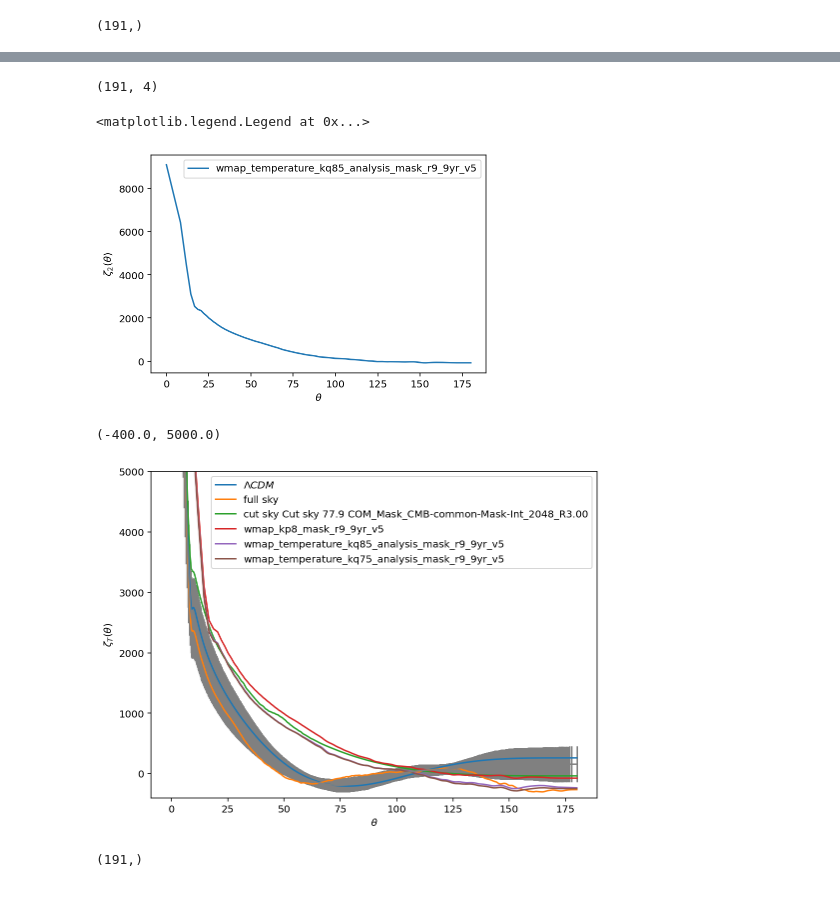
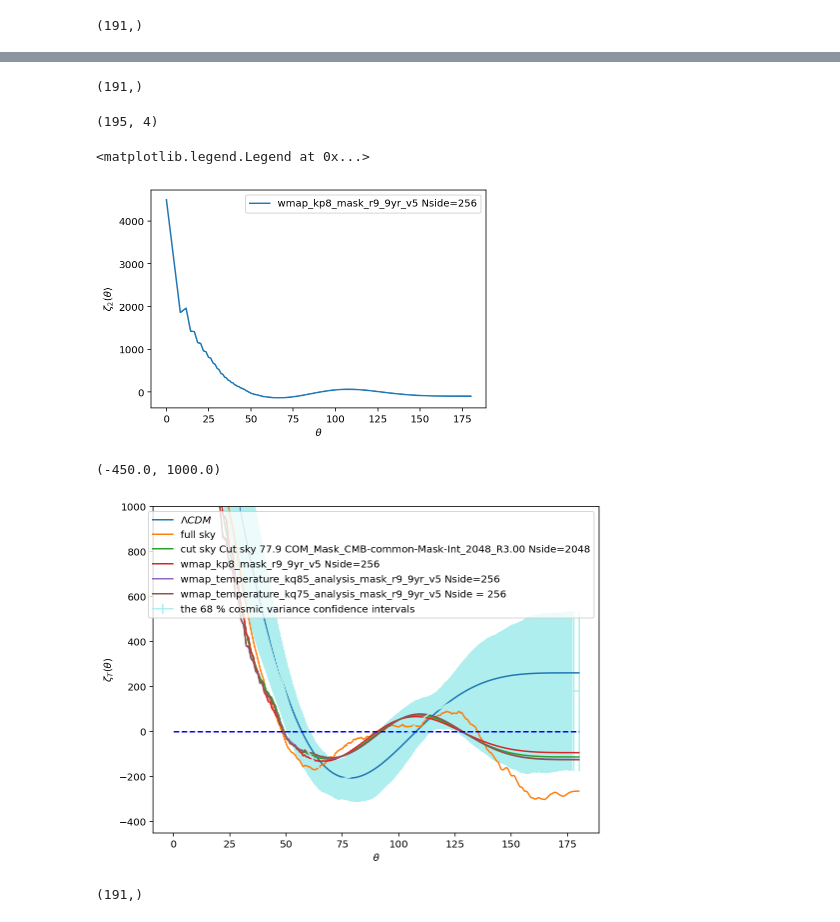
Before and after one commit to Augustocmb/cmblss, a Jupyter notebook: code/cmblss-main/correlation-function.ipynb, the cells around one changed output, grey strips where cells are left out. Saved outputs shown, nothing was run; the diff lists cells and outputs as text; code cells hidden in the pictures.

Commit message:
I joined the [0,0] to ls to compute all correlation function

```diff
--- a/code/cmblss-main/correlation-function.ipynb
+++ b/code/cmblss-main/correlation-function.ipynb
@@ -734,43 +709,71 @@ plt.xlim(0,2500)
+# %%
+# Interpolation of the pseudo Dls
+# I define the interpolation with x**3
+f3=interp1d(el_3, d3l, kind='cubic')
+# %%
+# I define my news l
+lnew3=np.linspace(4, 195, 191)
+# oncatenate
+
+#pdl is the interpolation of the pseudo Dls
+pdl_int3=f3(lnew3)
+lnew3.shape
+# %% [output]
+(191,)
+# %%
+# Concatenate the ls
+ljoin3=np.concatenate((([0,0,2,3]),lnew3))
+# Concatenate the pseudo Dls
+pDl_3=np.concatenate((([0.0,0.0,203.36331868506028,918.9783866182479]),pdl_int3 ))
 # %%
 # Make un array to compute the correlation function
 
-D3l=np.ones((len(d3l),4))
-D3l[:,0]=d3l
+D3l=np.ones((len(pDl_3),4))
+D3l[:,0]=pDl_3
 D3l.shape
 # %% [output]
-(191, 4)
+(195, 4)
 # %%
 # Computing the correlation function
-corr_3, xvals, weights = correlations.gauss_legendre_correlation(D3l)
-xvals_=np.linspace(-1,1,191)
-r_=np.arccos(xvals_)*180/np.pi # sampled theta values in degrees
+corr5, xvals5, weights = correlations.gauss_legendre_correlation(D3l)
+xvals5=np.linspace(-1,1,195)
+r5=np.arccos(xvals5)*180/np.pi # sampled theta values in degrees
 # %%
-plt.plot(r_, corr_3[:,0], label = '')
+plt.plot(r5, corr5[:,0], label = 'wmap_kp8_mask_r9_9yr_v5 Nside=256')
 plt.ylabel(r'$\zeta_{2}(\theta)$')
 plt.xlabel(r'$\theta$')
 plt.legend(loc='best')
 # %% [output]
 <matplotlib.legend.Legend at 0x...>
-[figure, old version]
+[figure, new version]
 # %%
 # Put the correlation function all together
 plt.figure(figsize=(8,6)) # Plot size
-plt.errorbar(r_1,media, yerr=sigma, color= 'grey')
+
+#Error bars
+plt.errorbar(r_1,media, yerr=sigma, color= 'paleturquoise', label='the 68 % cosmic variance confidence intervals')
+
+# Plotting the correlation function
 plt.plot(r, corrs[:,0], label='$\Lambda CDM $')
 plt.plot(r1, corr1[:,0], label ='full sky')
-plt.plot(r2_1, corr2_1[:,0], label = 'cut sky Cut sky 77.9 COM_Mask_CMB-common-Mask-Int_2048_R3.00')
-plt.plot(r_, corr_3[:,0], label = 'wmap_kp8_mask_r9_9yr_v5')
-plt.plot(r_, corr_2[:,0], label = 'wmap_temperature_kq85_analysis_mask_r9_9yr_v5')
-plt.plot(r_, corr_[:,0], label = 'wmap_temperature_kq75_analysis_mask_r9_9yr_v5')
+plt.plot(r2, corr2[:,0], label = 'cut sky Cut sky 77.9 COM_Mask_CMB-common-Mask-Int_2048_R3.00 Nside=2048')
+plt.plot(r5, corr5[:,0], label = 'wmap_kp8_mask_r9_9yr_v5 Nside=256')
+plt.plot(r4, corr4[:,0], label = 'wmap_temperature_kq85_analysis_mask_r9_9yr_v5 Nside=256')
+plt.plot(r3, corr3[:,0], label = 'wmap_temperature_kq75_analysis_mask_r9_9yr_v5 Nside = 256')
+
+# Horizontal bar at y = 0.0
+
+plt.hlines(y=0.0, xmin=0.0, xmax=180.0, color='b', linestyles='dashed')
+
 
 plt.ylabel(r'$\zeta_{T}(\theta)$')
 plt.xlabel(r'$\theta$')
-plt.legend(loc='best')
+plt.legend()
 
-plt.ylim(-400,5000)
+plt.ylim(-450,1000)
 # %% [output]
-(-400.0, 5000.0)
+(-450.0, 1000.0)
-[figure, old version]
+[figure, new version]
 # %%
 # Interpolations
 # I define the interpolation with x**3
```
Also changed, not shown: parts of 32 cells of this notebook.
